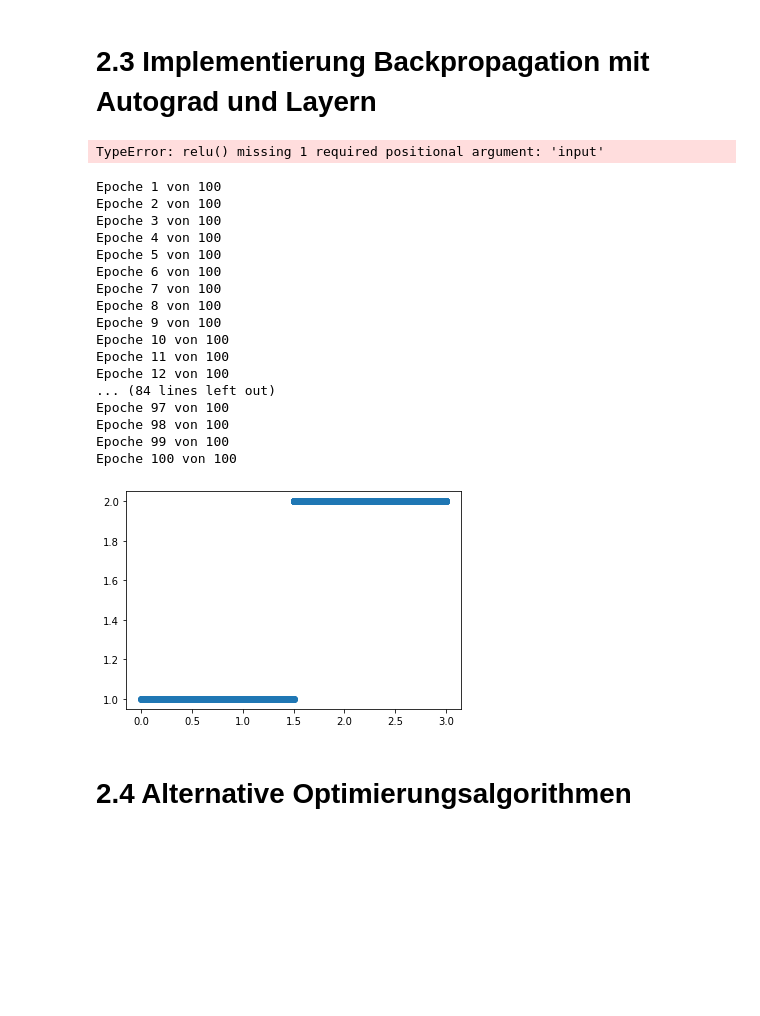
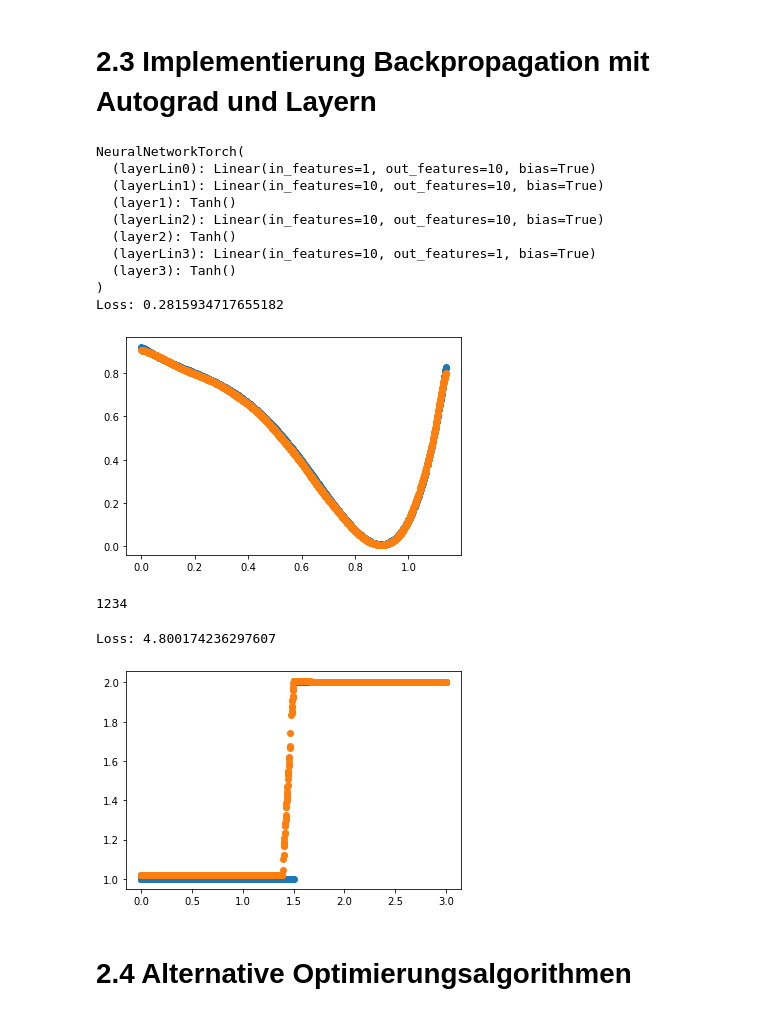
Before and after one commit to CloudyDatFun/neuralnetworks, a Jupyter notebook: Aufgabe Mehrschichtiges Feedforward Netzwerk.ipynb, the cells around one changed output. Saved outputs shown, nothing was run; the diff lists cells and outputs as text; code cells hidden in the pictures; blank space fills up the shorter version.

```diff
--- a/Aufgabe Mehrschichtiges Feedforward Netzwerk.ipynb
+++ b/Aufgabe Mehrschichtiges Feedforward Netzwerk.ipynb
@@ -472,7 +352,7 @@ from torch.autograd import Variable
 #   layers: Anzahl an Neuronen pro Layer
 #   activations: verwendete Aktivierungsfunktionen pro Layer
 class NeuralNetworkTorch(nn.Module):
-    def __init__(self, layers = [1, 100, 1], activations=['relu', 'relu']):
+    def __init__(self, layers = [1, 10, 1], activations=['sigmoid', 'sigmoid']):
         super(NeuralNetworkTorch, self).__init__()
         assert(len(layers) == len(activations)+1)
         self.layers = layers
@@ -482,11 +362,12 @@ class NeuralNetworkTorch(nn.Module):
         # Initialisieren der Gewichte und Bias pro Layer mit Zufallswerten
         for i in range(len(layers)-1):
             a = nn.Linear(layers[i], layers[i+1])
-            b = self.getActivationFunction(activations[i])
             self.torchLayers.append(a)
-            self.torchLayers.append(b)
             self.add_module('layerLin' + str(i), a)
-            self.add_module('layer' + str(i), b)
+            if activations[i] != 'linear':
+                b = self.getActivationFunction(activations[i])
+                self.torchLayers.append(b)
+                self.add_module('layer' + str(i), b)
 
     def getActivationFunction(self, name):
         if(name == 'sigmoid'):
@@ -510,10 +391,11 @@ class NeuralNetworkTorch(nn.Module):
     # Eingaben:
     #   x: Eingabe an den ersten Layer
     # Ausgaben:
-    #   a_s: Ausgaben pro Layer
+    #   a: Ausgabe des letzten Layers
     def feedForward(self, x):
         a = x.clone()
 
+        # Feedforward
         for i in range(len(self.torchLayers)):
             a = self.torchLayers[i](a)
         return a
@@ -521,10 +403,10 @@ class NeuralNetworkTorch(nn.Module):
     # Aktualisieren der Gewichte und Bias anhand der Ausgabe in mehreren Batches und Epochen
     def train(self, x, y, batch_size=10, epochs=100, lr = 0.01):
         criterion = torch.nn.MSELoss(reduction="mean")
-        optimizer = torch.optim.SGD(self.parameters(), lr=lr, momentum=10)
+        optimizer = torch.optim.Adam(self.parameters(), lr=lr)
         a_s = []
         for e in range(epochs):
-            print("Epoche",e+1,"von",epochs)
+            # print("Epoche",e+1,"von",epochs)
             i=0
             while(i<len(y)):
                 x_batch = Variable(x[i:i+batch_size])
@@ -539,60 +421,55 @@ class NeuralNetworkTorch(nn.Module):
 
                 loss.backward()
                 optimizer.step()
-                #print(f"loss = {torch.norm(a_s[-1]-y_batch)}")
-        return a_s
 # %%
 import matplotlib.pyplot as plt
-# TODO optimales Netzwerk ermitteln
-nlinear_nn = NeuralNetworkTorch()
+nlinear_nn = NeuralNetworkTorch(activations=["linear", "tanh", "tanh", "tanh"], layers=[1, 10, 10, 10, 1])
 
 nlinear_X = 1.14*torch.rand(2000).reshape(-1, 1)
 nlinear_y = (10*nlinear_X**5 - 8*nlinear_X**4 - 6*nlinear_X**3 + 4*nlinear_X**2 - 2*nlinear_X + 2.3) / 2.5
 
-print(nlinear_X.shape)
-print(nlinear_y.shape)
 print(nlinear_nn)
 
-loss = nlinear_nn.train(nlinear_X, nlinear_y)
+nlinear_nn.train(nlinear_X, nlinear_y, batch_size=10, epochs=200, lr=0.01)
 nlinear_a_s = nlinear_nn.predict(nlinear_X)
-#print(y, X)
+
+print(f"Loss: {torch.norm(nlinear_a_s-nlinear_y)}")
+
 plt.scatter(nlinear_X.flatten(), nlinear_y.flatten())
 plt.scatter(nlinear_X.flatten(), nlinear_a_s.flatten())
 plt.show()
+
+print(torch.initial_seed())
 # %% [output]
-TypeError: relu() missing 1 required positional argument: 'input'
+NeuralNetworkTorch(
+  (layerLin0): Linear(in_features=1, out_features=10, bias=True)
+  (layerLin1): Linear(in_features=10, out_features=10, bias=True)
+  (layer1): Tanh()
+  (layerLin2): Linear(in_features=10, out_features=10, bias=True)
+  (layer2): Tanh()
+  (layerLin3): Linear(in_features=10, out_features=1, bias=True)
+  (layer3): Tanh()
+)
+Loss: 0.2815934717655182
+[figure, added]
+1234
 # %%
 import matplotlib.pyplot as plt
-# TODO optimales Netzwerk ermitteln
-nlinear_nn = NeuralNetworkTorch()
+nlinear_nn = NeuralNetworkTorch(layers=[1,10,10,10,1],activations=["relu","relu","relu","relu"])
 
 nlinear_X = 3*torch.rand(2000).reshape(-1, 1)
 nlinear_y = torch.clone(nlinear_X)
 nlinear_y[nlinear_y>=1.5] = 2
 nlinear_y[nlinear_y<1.5] = 1
 
-nlinear_nn.train(nlinear_X, nlinear_y, epochs=100, batch_size=10, lr = 0.01)
+nlinear_nn.train(nlinear_X, nlinear_y)
 nlinear_a_s = nlinear_nn.predict(nlinear_X)
+
+print(f"Loss: {torch.norm(nlinear_a_s-nlinear_y)}")
 
 plt.scatter(nlinear_X.flatten(), nlinear_y.flatten())
 plt.scatter(nlinear_X.flatten(), nlinear_a_s.flatten())
 plt.show()
 # %% [output]
-Epoche 1 von 100
-Epoche 2 von 100
-Epoche 3 von 100
-Epoche 4 von 100
-Epoche 5 von 100
-Epoche 6 von 100
-Epoche 7 von 100
-Epoche 8 von 100
-Epoche 9 von 100
-Epoche 10 von 100
-Epoche 11 von 100
-Epoche 12 von 100
-... (84 lines left out)
-Epoche 97 von 100
-Epoche 98 von 100
-Epoche 99 von 100
-Epoche 100 von 100
+Loss: 4.800174236297607
-[figure, old version]
+[figure, new version]
```
Also changed, not shown: parts of 11 cells of this notebook, 2 other files.
